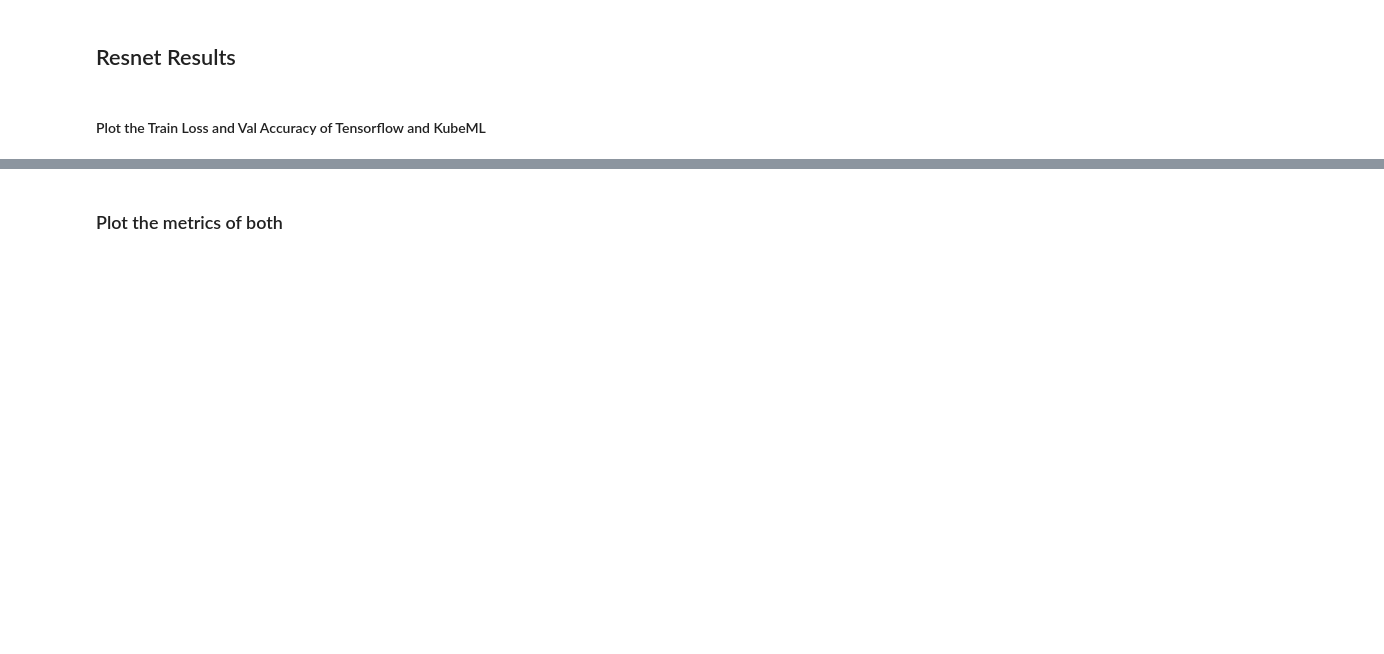
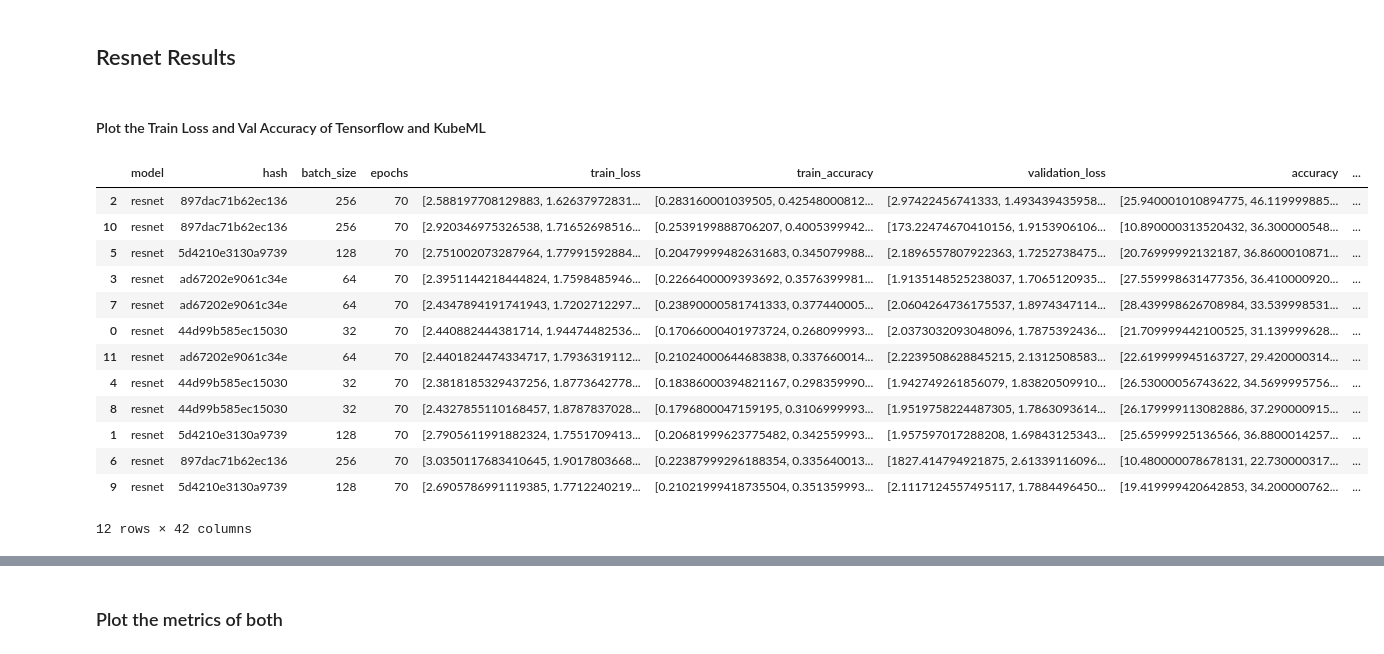
Before and after one commit to DiegoStock12/kubeml, a Jupyter notebook: ml/experiments/insights.ipynb, the cells around one changed output, grey strips where cells are left out. Cells and saved outputs as stored; diff of their text form; code cells hidden in the pictures; blank space fills up the shorter version.

```diff
--- a/ml/experiments/insights.ipynb
+++ b/ml/experiments/insights.ipynb
@@ -523,6 +523,23 @@ sns.set_palette([tf_color, kubecolor], desat=0.8)
 r = pd.read_pickle('./dataframes/resnet_new.pkl')
 # %%
 r[(r.batch_size==32) & (r.system=='kubeml') & (r.k == float('inf')) & (r.parallelism ==4)].iloc[0].epoch_duration
+# %%
+tf.sort_values('tta_70')
+# %% [output]
+|  | model | hash | batch_size | epochs | train_loss | train_accuracy | validation_loss | accuracy | ... |
+| 2 | resnet | 897dac71b62ec136 | 256 | 70 | [2.588197708129883, 1.62637972831... | [0.283160001039505, 0.42548000812... | [2.97422456741333, 1.493439435958... | [25.940001010894775, 46.119999885... | ... |
+| 10 | resnet | 897dac71b62ec136 | 256 | 70 | [2.920346975326538, 1.71652698516... | [0.2539199888706207, 0.4005399942... | [173.22474670410156, 1.9153906106... | [10.890000313520432, 36.300000548... | ... |
+| 5 | resnet | 5d4210e3130a9739 | 128 | 70 | [2.751002073287964, 1.77991592884... | [0.20479999482631683, 0.345079988... | [2.1896557807922363, 1.7252738475... | [20.76999992132187, 36.8600010871... | ... |
+| 3 | resnet | ad67202e9061c34e | 64 | 70 | [2.3951144218444824, 1.7598485946... | [0.2266400009393692, 0.3576399981... | [1.9135148525238037, 1.7065120935... | [27.559998631477356, 36.410000920... | ... |
+| 7 | resnet | ad67202e9061c34e | 64 | 70 | [2.4347894191741943, 1.7202712297... | [0.23890000581741333, 0.377440005... | [2.0604264736175537, 1.8974347114... | [28.439998626708984, 33.539998531... | ... |
+| 0 | resnet | 44d99b585ec15030 | 32 | 70 | [2.440882444381714, 1.94474482536... | [0.17066000401973724, 0.268099993... | [2.0373032093048096, 1.7875392436... | [21.709999442100525, 31.139999628... | ... |
+| 11 | resnet | ad67202e9061c34e | 64 | 70 | [2.4401824474334717, 1.7936319112... | [0.21024000644683838, 0.337660014... | [2.2239508628845215, 2.1312508583... | [22.619999945163727, 29.420000314... | ... |
+| 4 | resnet | 44d99b585ec15030 | 32 | 70 | [2.3818185329437256, 1.8773642778... | [0.18386000394821167, 0.298359990... | [1.942749261856079, 1.83820509910... | [26.53000056743622, 34.5699995756... | ... |
+| 8 | resnet | 44d99b585ec15030 | 32 | 70 | [2.4327855110168457, 1.8787837028... | [0.1796800047159195, 0.3106999993... | [1.9519758224487305, 1.7863093614... | [26.179999113082886, 37.290000915... | ... |
+| 1 | resnet | 5d4210e3130a9739 | 128 | 70 | [2.7905611991882324, 1.7551709413... | [0.20681999623775482, 0.342559993... | [1.957597017288208, 1.69843125343... | [25.65999925136566, 36.8800014257... | ... |
+| 6 | resnet | 897dac71b62ec136 | 256 | 70 | [3.0350117683410645, 1.9017803668... | [0.22387999296188354, 0.335640013... | [1827.414794921875, 2.61339116096... | [10.480000078678131, 22.730000317... | ... |
+| 9 | resnet | 5d4210e3130a9739 | 128 | 70 | [2.6905786991119385, 1.7712240219... | [0.21021999418735504, 0.351359993... | [2.1117124557495117, 1.7884496450... | [19.419999420642853, 34.200000762... | ... |
+12 rows × 42 columns
 # %%
 f, (ax1, ax2) = plt.subplots(1, 2, sharey=False, figsize=(20, 6))
 
```
Also changed, not shown: parts of 1 cell of this notebook, 9 other files.
